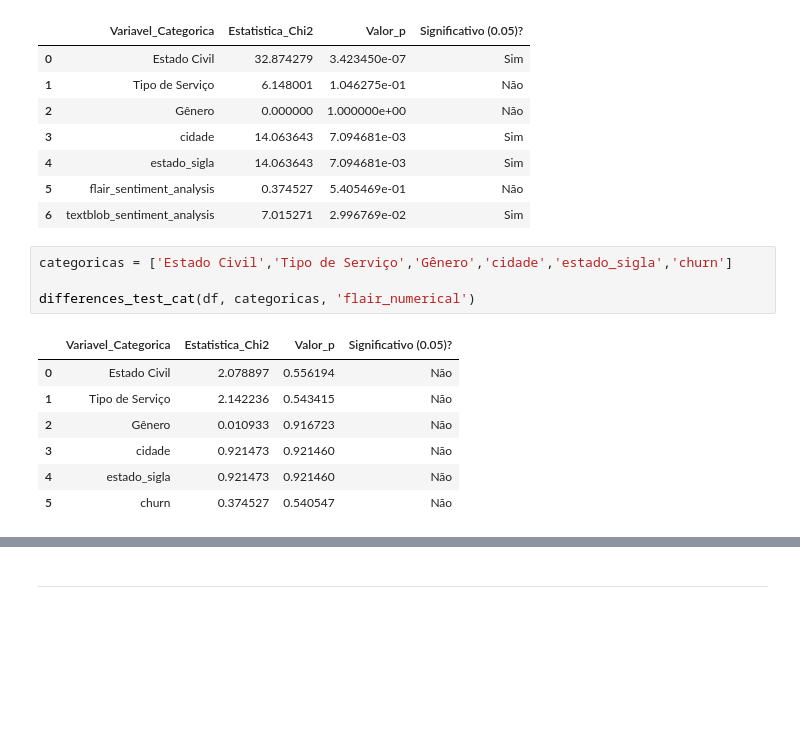
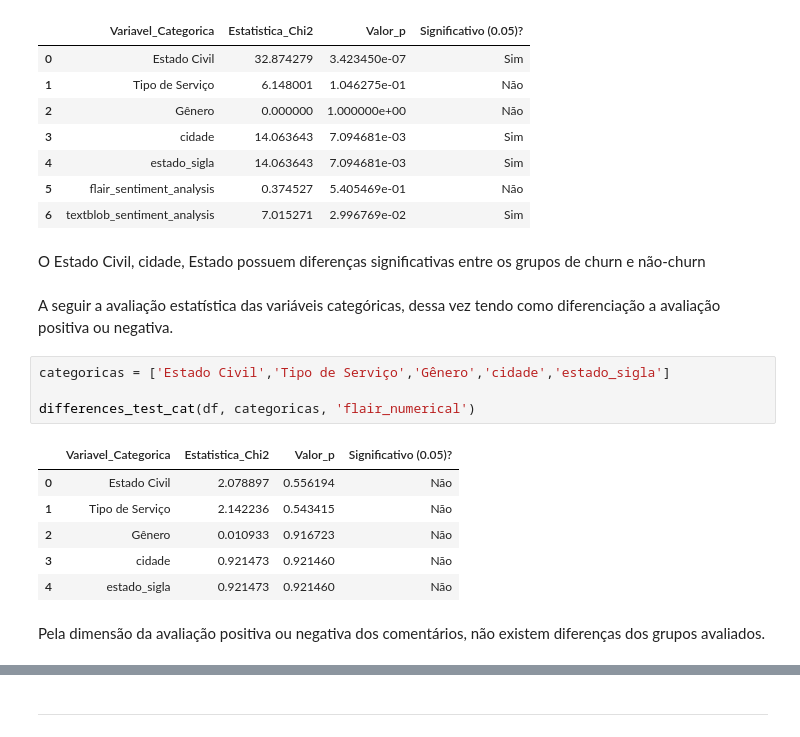
Before and after one commit to pedrocnf/ds-churn-challenge-nlp-llm, a Jupyter notebook: 2. EDA and Natural Language Analysis.ipynb, the cells around one changed output, grey strips where cells are left out. Cells and saved outputs as stored; diff of their text form; blank space fills up the shorter version.

```diff
--- a/2. EDA and Natural Language Analysis.ipynb
+++ b/2. EDA and Natural Language Analysis.ipynb
@@ -637,15 +723,20 @@ differences_test_cat(df, categoricas, 'churn')
 | 4 | estado_sigla | 14.063643 | 7.094681e-03 | Sim |
 | 5 | flair_sentiment_analysis | 0.374527 | 5.405469e-01 | Não |
 | 6 | textblob_sentiment_analysis | 7.015271 | 2.996769e-02 | Sim |
+# %% [markdown]
+O Estado Civil, cidade, Estado possuem diferenças significativas entre os grupos de churn e não-churn
+# %% [markdown]
+A seguir a avaliação estatística das variáveis categóricas, dessa vez tendo como diferenciação a avaliação positiva ou negativa.
 # %%
-categoricas = ['Estado Civil','Tipo de Serviço','Gênero','cidade','estado_sigla','churn']
+categoricas = ['Estado Civil','Tipo de Serviço','Gênero','cidade','estado_sigla']
 
 differences_test_cat(df, categoricas, 'flair_numerical')
 # %% [output]
 |  | Variavel_Categorica | Estatistica_Chi2 | Valor_p | Significativo (0.05)? |
 | 0 | Estado Civil | 2.078897 | 0.556194 | Não |
 | 1 | Tipo de Serviço | 2.142236 | 0.543415 | Não |
 | 2 | Gênero | 0.010933 | 0.916723 | Não |
 | 3 | cidade | 0.921473 | 0.921460 | Não |
 | 4 | estado_sigla | 0.921473 | 0.921460 | Não |
-| 5 | churn | 0.374527 | 0.540547 | Não |
+# %% [markdown]
+Pela dimensão da avaliação positiva ou negativa dos comentários, não existem diferenças dos grupos avaliados.
```
Also changed, not shown: parts of 55 cells of this notebook, 2 other files.
